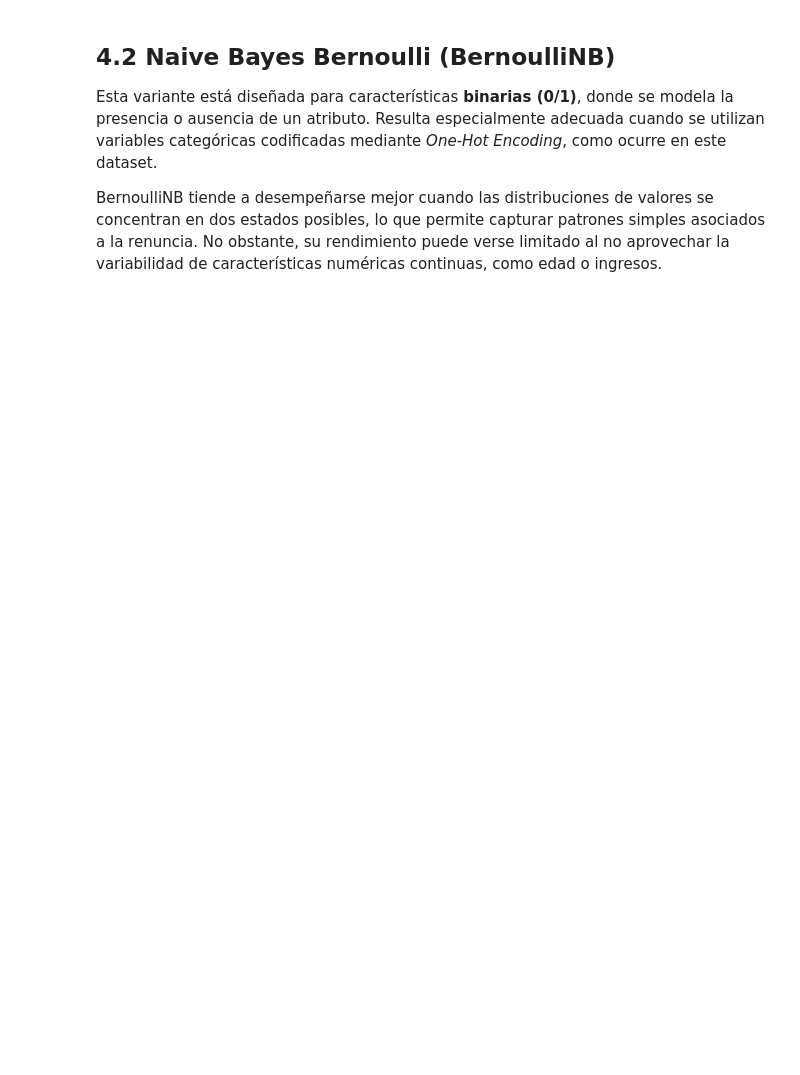
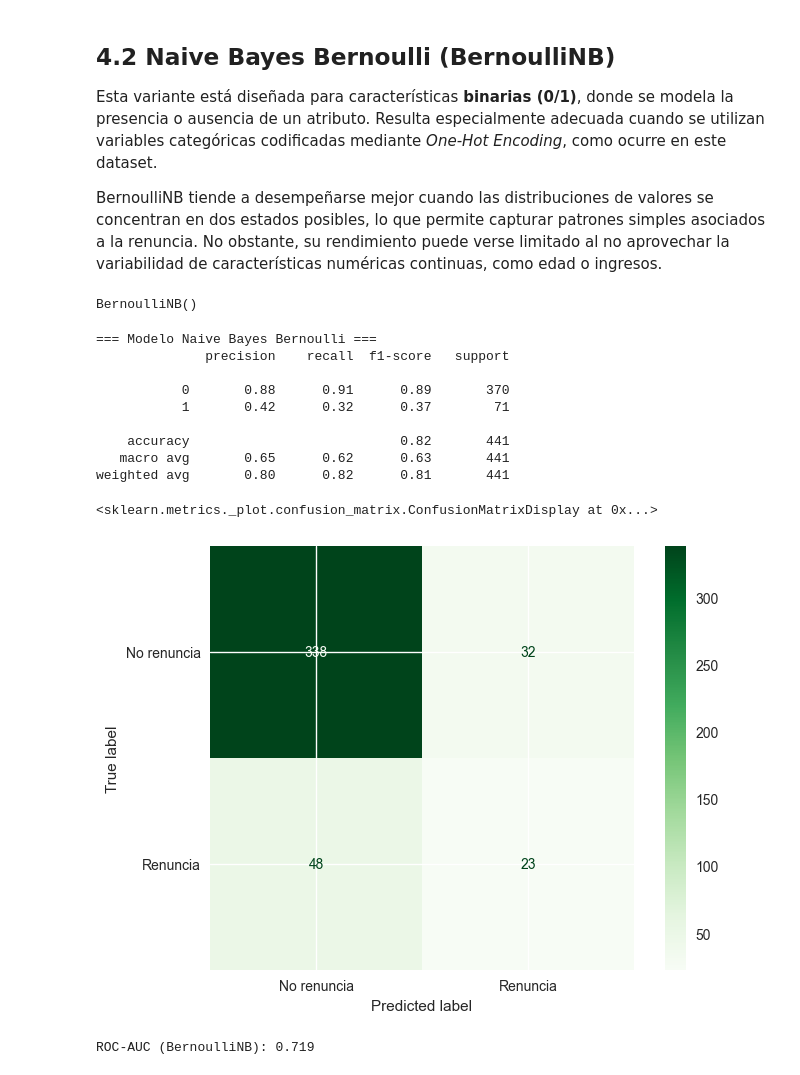
Before and after one commit to fernandezelias/HR_Attrition_NaiveBayes, a Jupyter notebook: HR_Attrition_NaiveBayes.ipynb, the cells around one changed output. Saved outputs shown, nothing was run; the diff lists cells and outputs as text; code cells hidden in the pictures; blank space fills up the shorter version.

```diff
--- a/HR_Attrition_NaiveBayes.ipynb
+++ b/HR_Attrition_NaiveBayes.ipynb
@@ -584,10 +571,3 @@ empresa o distancia al trabajo, presentes en este dataset.
 
 Debido a esta compatibilidad con variables continuas, GaussianNB suele ofrecer un rendimiento estable en
 contextos mixtos donde conviven atributos numéricos y categóricos codificados mediante One-Hot Encoding.
-# %%
-# --- Modelo base (Naive Bayes) ---
-# En el proyecto anterior se compararon modelos con y sin class_weight para manejar el desbalance.
-# En Naive Bayes este parámetro no está disponible, por lo que se entrena únicamente el modelo base.
-
-model_nb = GaussianNB()
-model_nb.fit(X_train, y_train)
@@ -595,0 +574,6 @@ GaussianNB()
+# %%
+# --- Modelo Naive Bayes Gaussiano ---
+# Esta variante se utiliza como base para comparar el rendimiento de diferentes versiones de Naive Bayes.
+
+model_nb_gaussian = GaussianNB()
+model_nb_gaussian.fit(X_train, y_train)
@@ -681,3 +676,35 @@ un atributo. Resulta especialmente adecuada cuando se utilizan variables categó
 BernoulliNB tiende a desempeñarse mejor cuando las distribuciones de valores se concentran en dos estados
 posibles, lo que permite capturar patrones simples asociados a la renuncia. No obstante, su rendimiento puede
 verse limitado al no aprovechar la variabilidad de características numéricas continuas, como edad o ingresos.
+# %%
+# --- Modelo Naive Bayes Bernoulli ---
+# Esta variante está optimizada para características binarias (0/1), como las generadas por One-Hot Encoding.
+
+model_nb_bernoulli = BernoulliNB()
+model_nb_bernoulli.fit(X_train, y_train)
+# %% [output]
+BernoulliNB()
+# %%
+# --- Predicciones ---
+# Se generan las predicciones sobre el conjunto de prueba (X_test).
+y_pred_nb_bernoulli = model_nb_bernoulli.predict(X_test)
+# %%
+# --- Evaluación del modelo Naive Bayes Bernoulli ---
+
+print("=== Modelo Naive Bayes Bernoulli ===")
+print(classification_report(y_test, y_pred_nb_bernoulli))
+
+cm_nb_bernoulli = confusion_matrix(y_test, y_pred_nb_bernoulli)
+ConfusionMatrixDisplay(cm_nb_bernoulli, display_labels=['No renuncia', 'Renuncia']).plot(cmap='Greens')
+# %% [output]
+=== Modelo Naive Bayes Bernoulli ===
+              precision    recall  f1-score   support
+
+           0       0.88      0.91      0.89       370
+           1       0.42      0.32      0.37        71
+
+    accuracy                           0.82       441
+   macro avg       0.65      0.62      0.63       441
+weighted avg       0.80      0.82      0.81       441
+<sklearn.metrics._plot.confusion_matrix.ConfusionMatrixDisplay at 0x...>
+[figure, added]
@@ -683,0 +714,6 @@ verse limitado al no aprovechar la variabilidad de características numéricas c
+# %%
+# --- ROC-AUC ---
+auc_nb_bernoulli = roc_auc_score(y_test, y_proba_nb_bernoulli)
+print(f"ROC-AUC (BernoulliNB): {auc_nb_bernoulli:.3f}")
+# %% [output]
+ROC-AUC (BernoulliNB): 0.719
```
Also changed, not shown: parts of 23 cells of this notebook.
